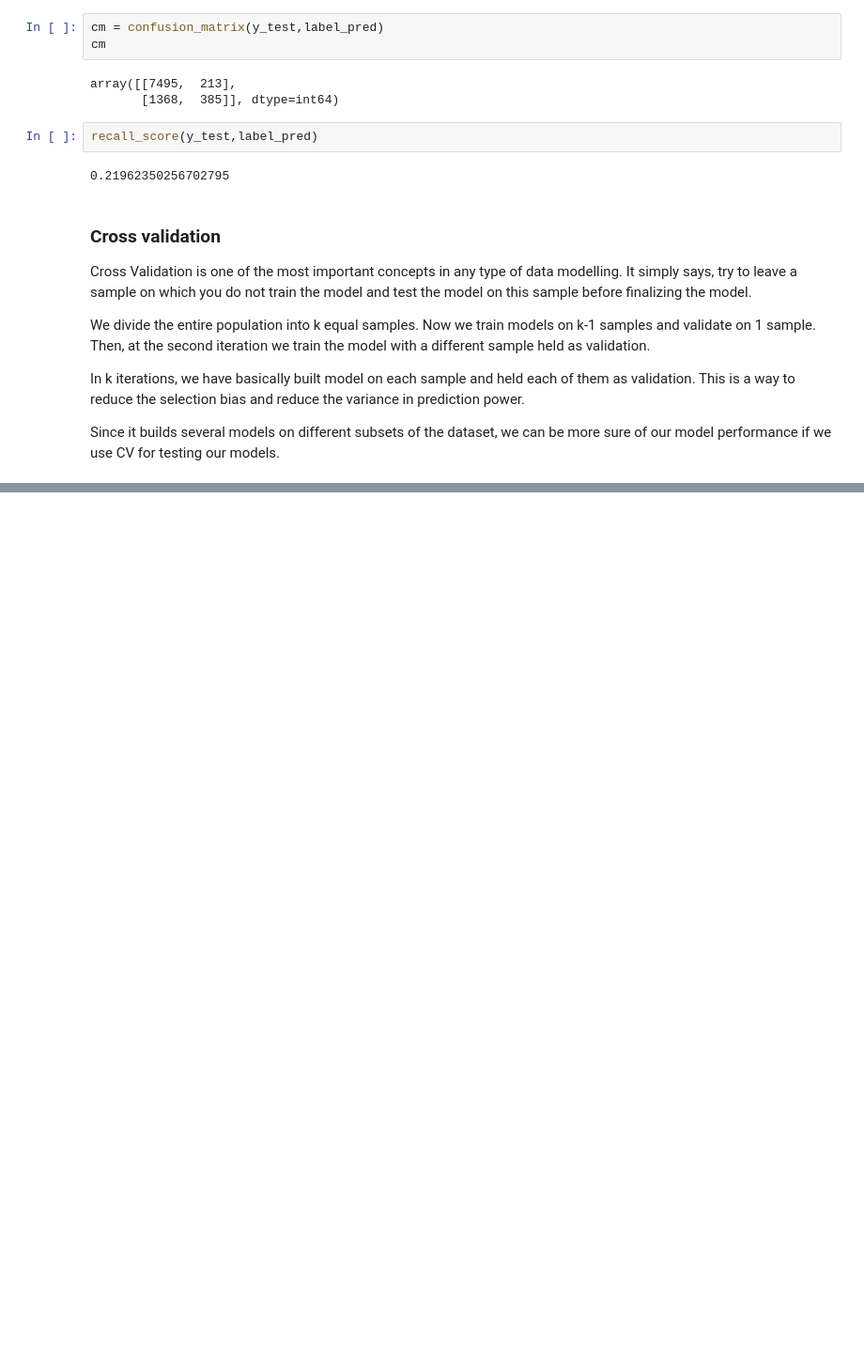
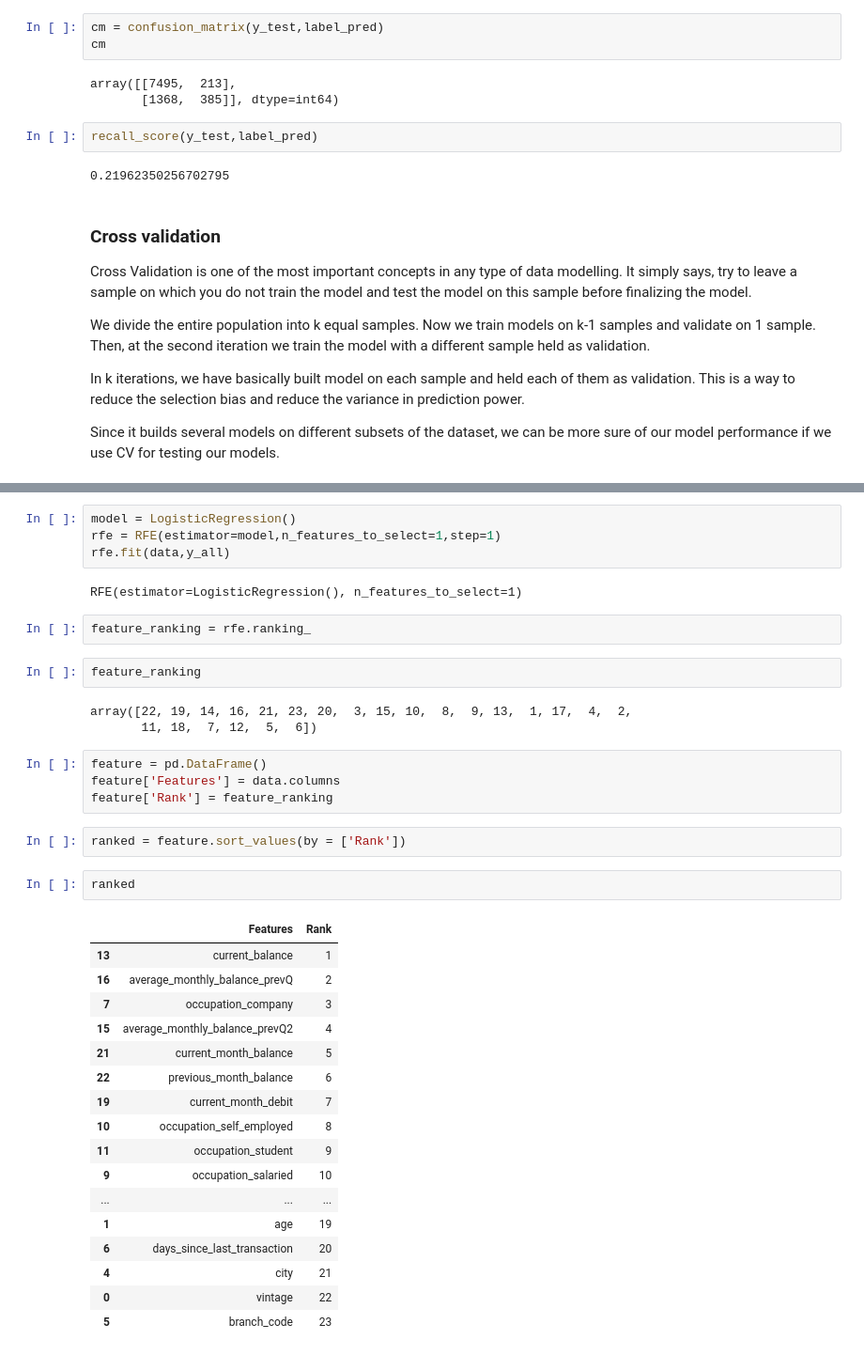
Before and after one commit to chaitnaya0119/customer_churn_prediction, a Jupyter notebook: Customer churn prediction using logistic regression.ipynb, the cells around one changed output, grey strips where cells are left out. Shown at 94% size. Drawn from its saved outputs; the diff is of its cells as text; blank space fills up the shorter version.

```diff
--- a/Customer churn prediction using logistic regression.ipynb
+++ b/Customer churn prediction using logistic regression.ipynb
@@ -453,0 +511,39 @@ def cross_validation(data,rstate = 12,col = data.columns,ther = 0.5):
+# %%
+model = LogisticRegression()
+rfe = RFE(estimator=model,n_features_to_select=1,step=1)
+rfe.fit(data,y_all)
+# %% [output]
+RFE(estimator=LogisticRegression(), n_features_to_select=1)
+# %%
+feature_ranking = rfe.ranking_
+# %%
+feature_ranking
+# %% [output]
+array([22, 19, 14, 16, 21, 23, 20,  3, 15, 10,  8,  9, 13,  1, 17,  4,  2,
+       11, 18,  7, 12,  5,  6])
+# %%
+feature = pd.DataFrame()
+feature['Features'] = data.columns
+feature['Rank'] = feature_ranking
+# %%
+ranked = feature.sort_values(by = ['Rank'])
+# %%
+ranked
+# %% [output]
+|  | Features | Rank |
+| 13 | current_balance | 1 |
+| 16 | average_monthly_balance_prevQ | 2 |
+| 7 | occupation_company | 3 |
+| 15 | average_monthly_balance_prevQ2 | 4 |
+| 21 | current_month_balance | 5 |
+| 22 | previous_month_balance | 6 |
+| 19 | current_month_debit | 7 |
+| 10 | occupation_self_employed | 8 |
+| 11 | occupation_student | 9 |
+| 9 | occupation_salaried | 10 |
+| ... | ... | ... |
+| 1 | age | 19 |
+| 6 | days_since_last_transaction | 20 |
+| 4 | city | 21 |
+| 0 | vintage | 22 |
+| 5 | branch_code | 23 |
```
Also changed, not shown: parts of 14 cells of this notebook.
